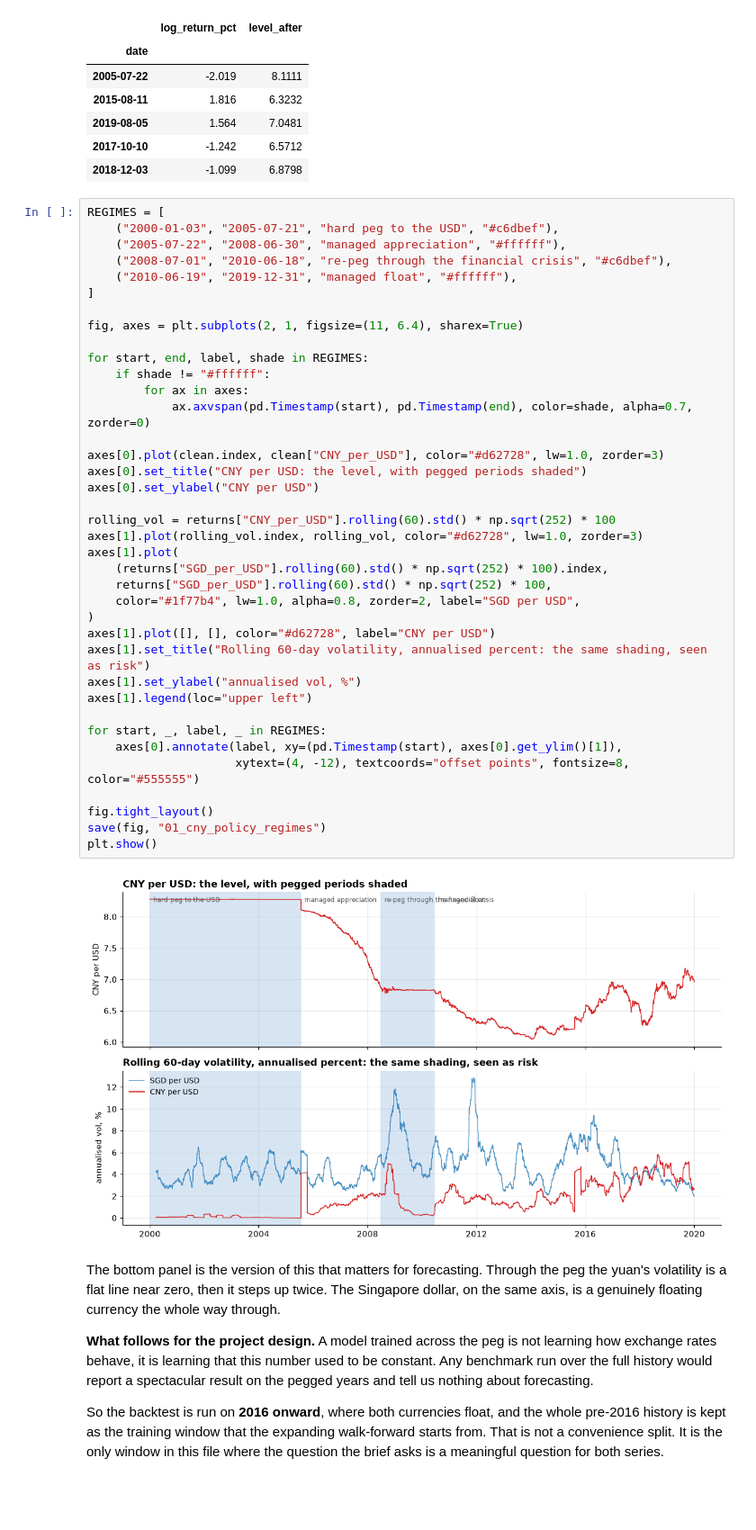
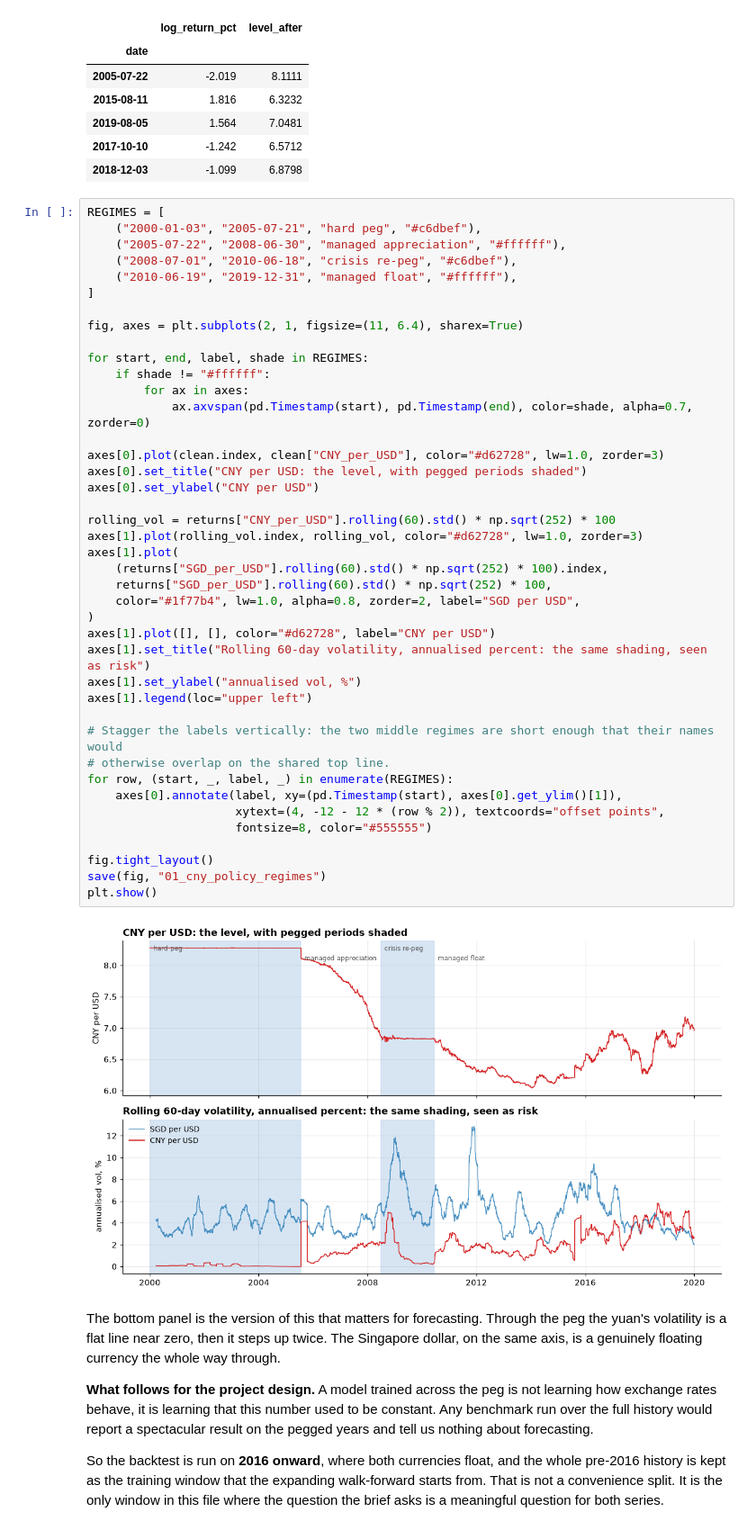
Before and after one commit to sergey-kasatov/fx-random-walk-benchmark, a Jupyter notebook: notebooks/01_data_quality_audit.ipynb, the cells around one changed output. Shown at 90% size. Saved outputs shown, nothing was run; the diff lists cells and outputs as text; blank space fills up the shorter version.

```diff
--- a/notebooks/01_data_quality_audit.ipynb
+++ b/notebooks/01_data_quality_audit.ipynb
@@ -333,44 +333,47 @@ pd.DataFrame(
 | 2018-12-03 | -1.099 | 6.8798 |
 # %%
 REGIMES = [
-    ("2000-01-03", "2005-07-21", "hard peg to the USD", "#c6dbef"),
+    ("2000-01-03", "2005-07-21", "hard peg", "#c6dbef"),
     ("2005-07-22", "2008-06-30", "managed appreciation", "#ffffff"),
-    ("2008-07-01", "2010-06-18", "re-peg through the financial crisis", "#c6dbef"),
+    ("2008-07-01", "2010-06-18", "crisis re-peg", "#c6dbef"),
     ("2010-06-19", "2019-12-31", "managed float", "#ffffff"),
 ]
 
 fig, axes = plt.subplots(2, 1, figsize=(11, 6.4), sharex=True)
 
 for start, end, label, shade in REGIMES:
     if shade != "#ffffff":
         for ax in axes:
             ax.axvspan(pd.Timestamp(start), pd.Timestamp(end), color=shade, alpha=0.7, zorder=0)
 
 axes[0].plot(clean.index, clean["CNY_per_USD"], color="#d62728", lw=1.0, zorder=3)
 axes[0].set_title("CNY per USD: the level, with pegged periods shaded")
 axes[0].set_ylabel("CNY per USD")
 
 rolling_vol = returns["CNY_per_USD"].rolling(60).std() * np.sqrt(252) * 100
 axes[1].plot(rolling_vol.index, rolling_vol, color="#d62728", lw=1.0, zorder=3)
 axes[1].plot(
     (returns["SGD_per_USD"].rolling(60).std() * np.sqrt(252) * 100).index,
     returns["SGD_per_USD"].rolling(60).std() * np.sqrt(252) * 100,
     color="#1f77b4", lw=1.0, alpha=0.8, zorder=2, label="SGD per USD",
 )
 axes[1].plot([], [], color="#d62728", label="CNY per USD")
 axes[1].set_title("Rolling 60-day volatility, annualised percent: the same shading, seen as risk")
 axes[1].set_ylabel("annualised vol, %")
 axes[1].legend(loc="upper left")
 
-for start, _, label, _ in REGIMES:
+# Stagger the labels vertically: the two middle regimes are short enough that their names would
+# otherwise overlap on the shared top line.
+for row, (start, _, label, _) in enumerate(REGIMES):
     axes[0].annotate(label, xy=(pd.Timestamp(start), axes[0].get_ylim()[1]),
-                     xytext=(4, -12), textcoords="offset points", fontsize=8, color="#555555")
+                     xytext=(4, -12 - 12 * (row % 2)), textcoords="offset points",
+                     fontsize=8, color="#555555")
 
 fig.tight_layout()
 save(fig, "01_cny_policy_regimes")
 plt.show()
 # %% [output]
-[figure, old version]
+[figure, new version]
 # %% [markdown]
 The bottom panel is the version of this that matters for forecasting. Through the peg the yuan's
 volatility is a flat line near zero, then it steps up twice. The Singapore dollar, on the same axis, is a
```
Also changed, not shown: 1 other file.
